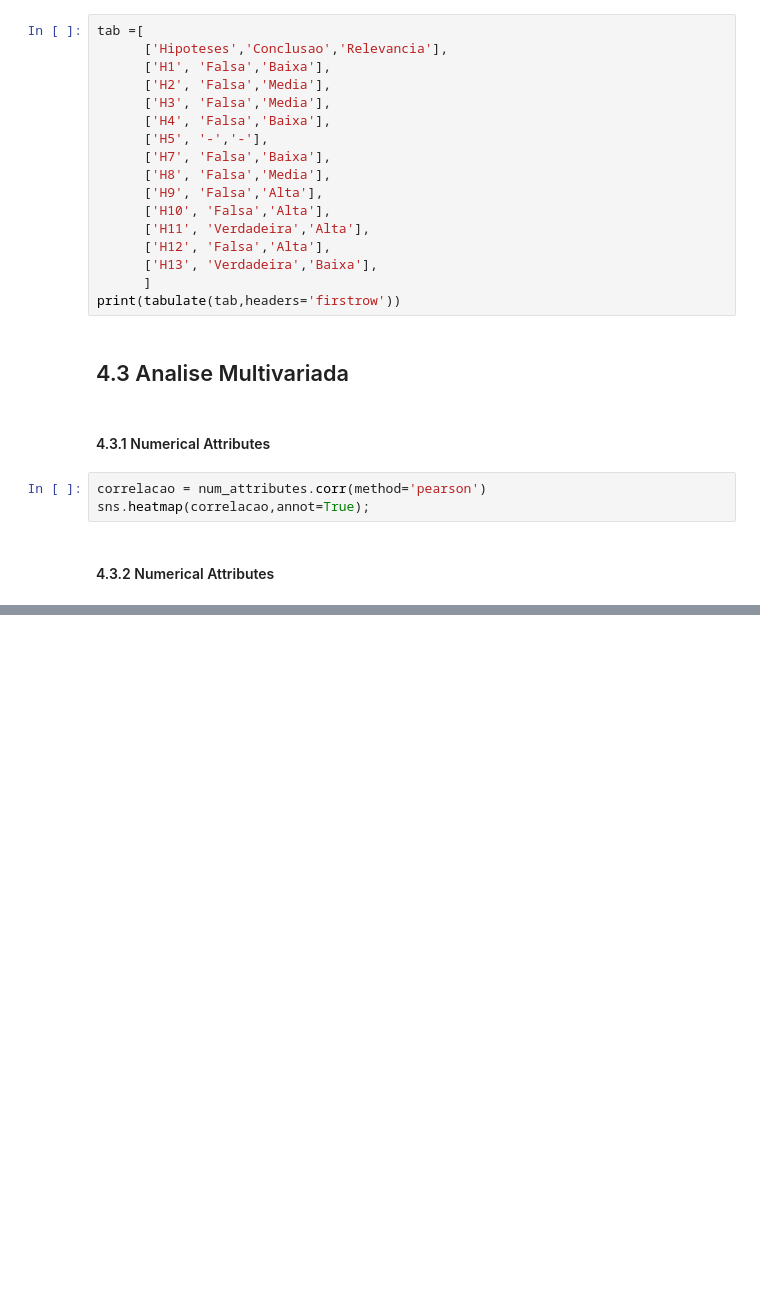
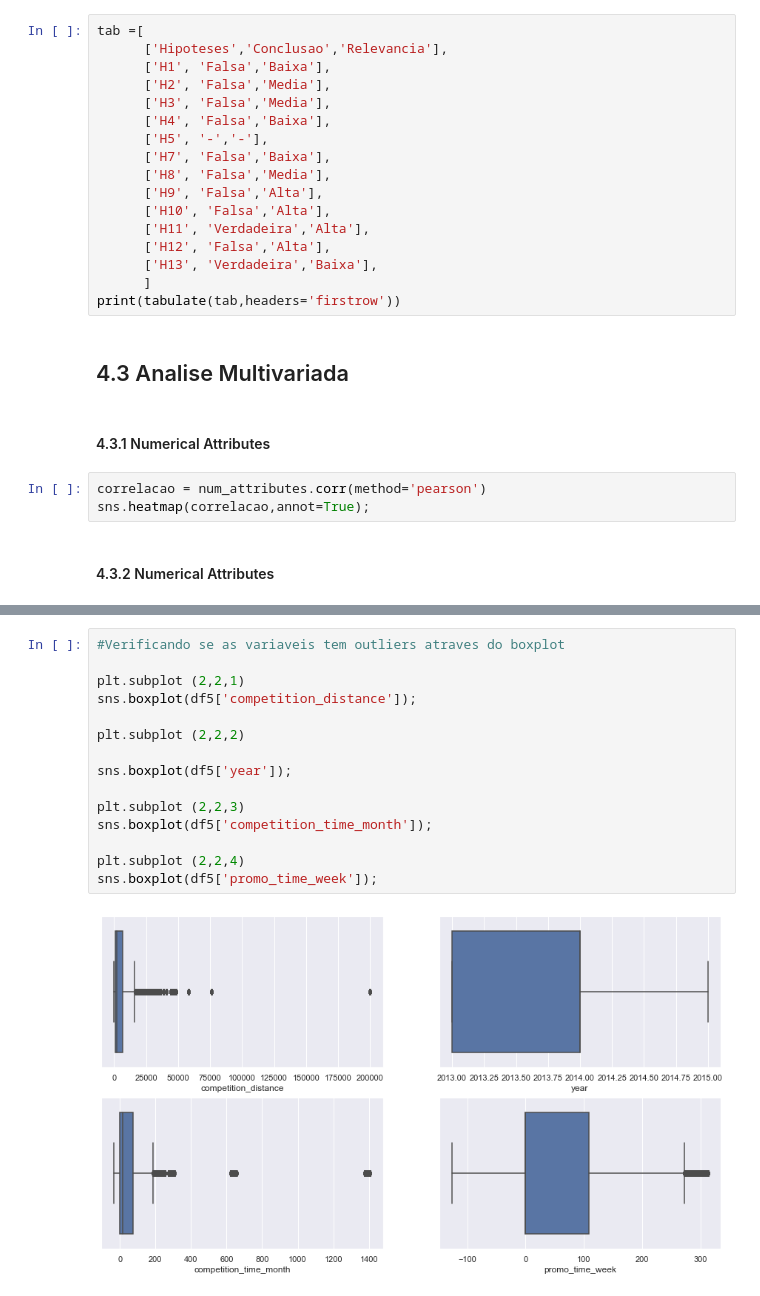
Before and after one commit to jacquelineguilhen/DsEmPoducao, a Jupyter notebook: m04_v01_store_prediction.ipynb, the cells around one changed output, grey strips where cells are left out. Saved outputs shown, nothing was run; the diff lists cells and outputs as text; blank space fills up the shorter version.

```diff
--- a/m04_v01_store_prediction.ipynb
+++ b/m04_v01_store_prediction.ipynb
@@ -841,0 +859,17 @@ df5 = df4.copy()
+# %%
+#Verificando se as variaveis tem outliers atraves do boxplot
+
+plt.subplot (2,2,1)
+sns.boxplot(df5['competition_distance']);
+
+plt.subplot (2,2,2)
+
+sns.boxplot(df5['year']);
+
+plt.subplot (2,2,3)
+sns.boxplot(df5['competition_time_month']);
+
+plt.subplot (2,2,4)
+sns.boxplot(df5['promo_time_week']);
+# %% [output]
+[figure, added]
```
Also changed, not shown: parts of 20 cells of this notebook.
